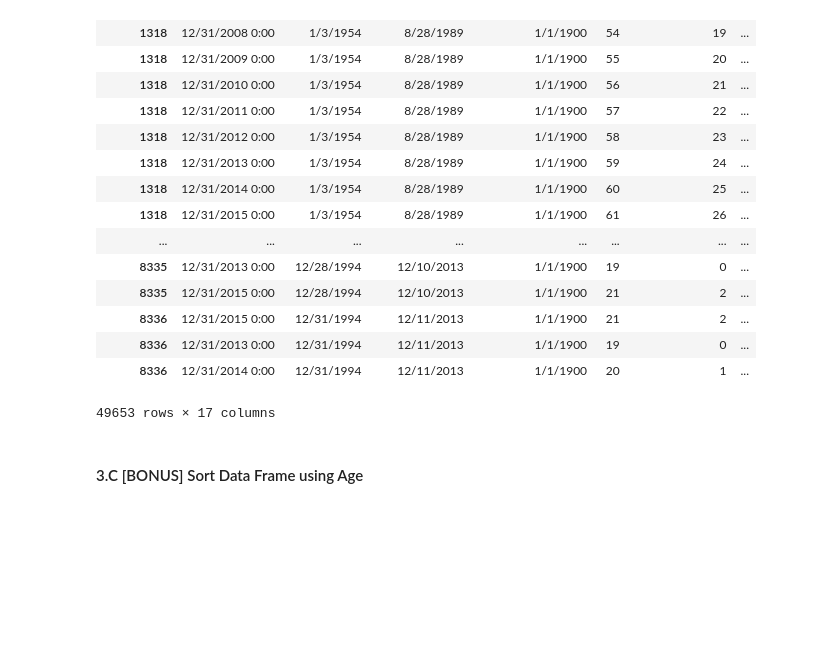
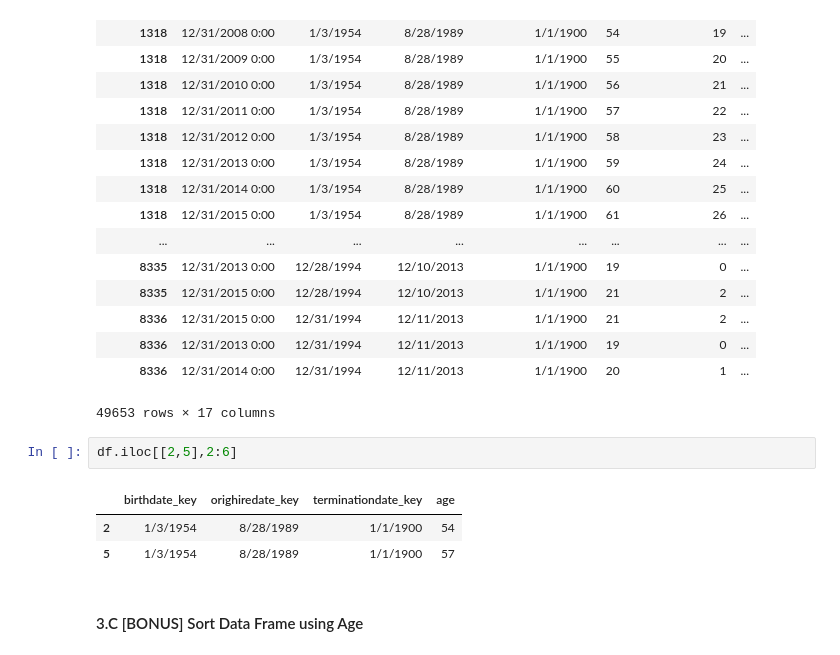
Before and after one commit to Leek03/dsia, a Jupyter notebook: BOB/1.2.2 Pandas Lab.ipynb, the cells around one changed output. Cells and saved outputs as stored; diff of their text form; blank space fills up the shorter version.

```diff
--- a/BOB/1.2.2 Pandas Lab.ipynb
+++ b/BOB/1.2.2 Pandas Lab.ipynb
@@ -357,6 +377,12 @@ df.sort_index()
 | 8336 | 12/31/2013 0:00 | 12/31/1994 | 12/11/2013 | 1/1/1900 | 19 | 0 | ... |
 | 8336 | 12/31/2014 0:00 | 12/31/1994 | 12/11/2013 | 1/1/1900 | 20 | 1 | ... |
 49653 rows × 17 columns
+# %%
+df.iloc[[2,5],2:6]
+# %% [output]
+|  | birthdate_key | orighiredate_key | terminationdate_key | age |
+| 2 | 1/3/1954 | 8/28/1989 | 1/1/1900 | 54 |
+| 5 | 1/3/1954 | 8/28/1989 | 1/1/1900 | 57 |
 # %% [markdown]
 #### 3.C [BONUS] Sort Data Frame using Age
 # %%
```
Also changed, not shown: parts of 4 cells of this notebook, 12 other files.
